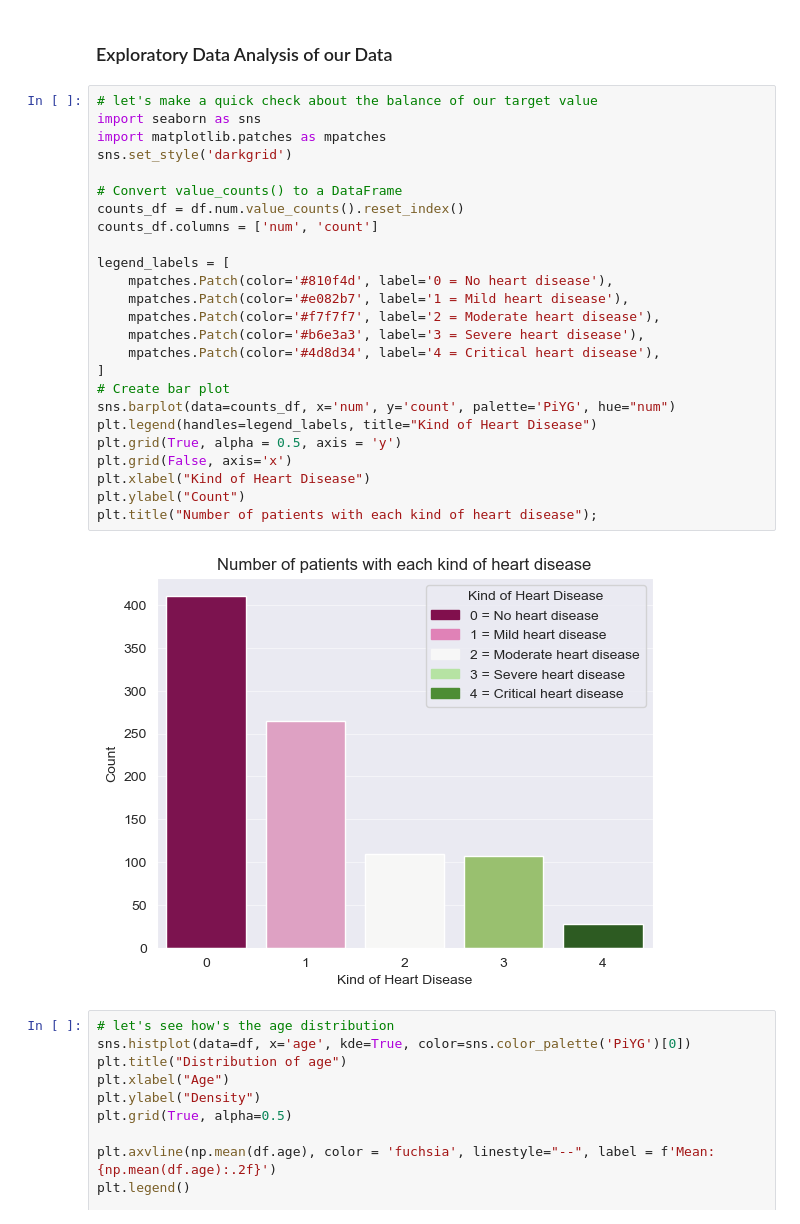
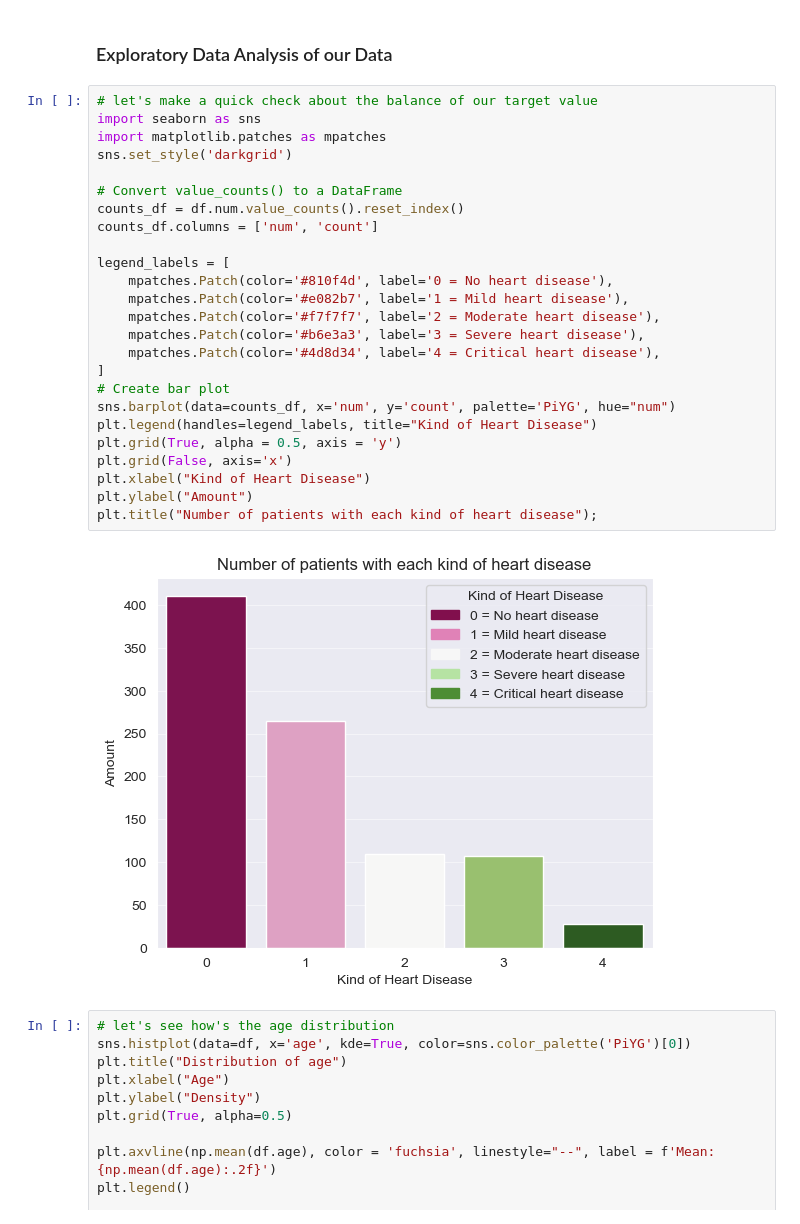
Before and after one commit to imelinc/heart-disease-project, a Jupyter notebook: heart-disease-project.ipynb, the cells around one changed output. Saved outputs shown, nothing was run; the diff lists cells and outputs as text.

```diff
--- a/heart-disease-project.ipynb
+++ b/heart-disease-project.ipynb
@@ -123,30 +123,30 @@ memory usage: 115.1+ KB
 # %%
 # let's make a quick check about the balance of our target value
 import seaborn as sns
 import matplotlib.patches as mpatches
 sns.set_style('darkgrid')
 
 # Convert value_counts() to a DataFrame
 counts_df = df.num.value_counts().reset_index()
 counts_df.columns = ['num', 'count']
 
 legend_labels = [
     mpatches.Patch(color='#810f4d', label='0 = No heart disease'),
     mpatches.Patch(color='#e082b7', label='1 = Mild heart disease'),
     mpatches.Patch(color='#f7f7f7', label='2 = Moderate heart disease'),
     mpatches.Patch(color='#b6e3a3', label='3 = Severe heart disease'),
     mpatches.Patch(color='#4d8d34', label='4 = Critical heart disease'),
 ]
 # Create bar plot
 sns.barplot(data=counts_df, x='num', y='count', palette='PiYG', hue="num")
 plt.legend(handles=legend_labels, title="Kind of Heart Disease")
 plt.grid(True, alpha = 0.5, axis = 'y')
 plt.grid(False, axis='x')
 plt.xlabel("Kind of Heart Disease")
-plt.ylabel("Count")
+plt.ylabel("Amount")
 plt.title("Number of patients with each kind of heart disease");
 # %% [output]
-[figure, old version]
+[figure, new version]
 # %%
 # let's see how's the age distribution
 sns.histplot(data=df, x='age', kde=True, color=sns.color_palette('PiYG')[0])
```
Also changed, not shown: parts of 7 cells of this notebook.
